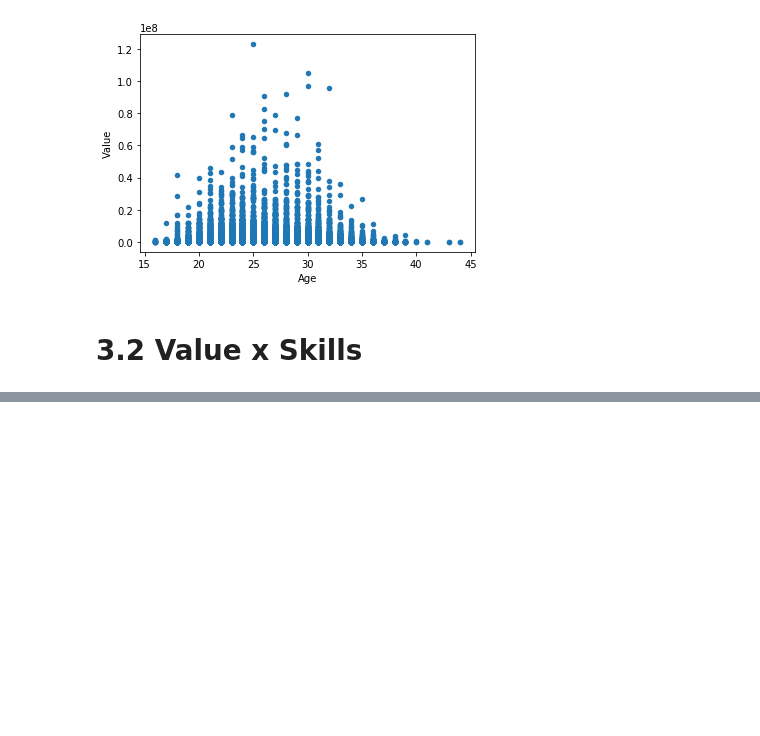
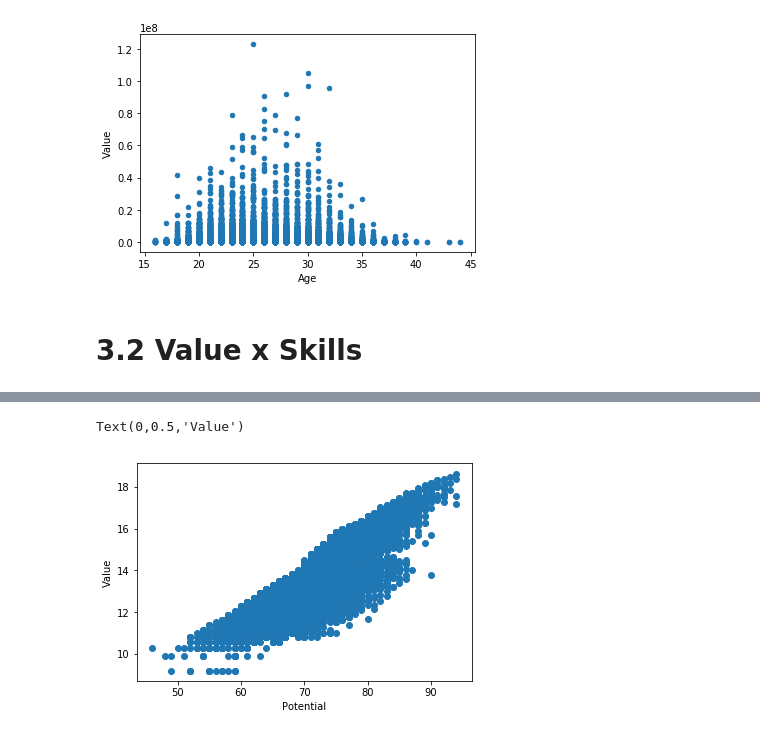
Before and after one commit to victorhabib/cdd-projeto-final, a Jupyter notebook: final project-checkpoint.ipynb, the cells around one changed output, grey strips where cells are left out. Saved outputs shown, nothing was run; the diff lists cells and outputs as text; code cells hidden in the pictures; blank space fills up the shorter version.

```diff
--- a/final project-checkpoint.ipynb
+++ b/final project-checkpoint.ipynb
@@ -286,0 +464,23 @@ scatter
+# %%
+#potencial = overall - potential
+
+potencial = []
+for dado1 in value_pot_ovrl.Potential:
+    potencial.append(dado1)
+
+overall = []
+for dado2 in value_pot_ovrl.Overall:
+    overall.append(dado2)
+
+
+potencial_overall = []
+i = 0
+j = 0
+while i < len(potencial):
+    while j < len(overall):
+        valor = potencial[i] - overall[j]
+        potencial_overall.append(valor)
+        j+=1
+        i+=1
+# %%
+value_pot_ovrl['Evolution'] = potencial_overall
@@ -286,0 +496,9 @@ scatter
+# %%
+y = np.log(fifa.Value)
+x = value_pot_ovrl.Potential
+plt.scatter(x, y)
+plt.xlabel("Potential")
+plt.ylabel("Value")
+# %% [output]
+Text(0,0.5,'Value')
+[figure, added]
```
Also changed, not shown: parts of 17 cells of this notebook.
